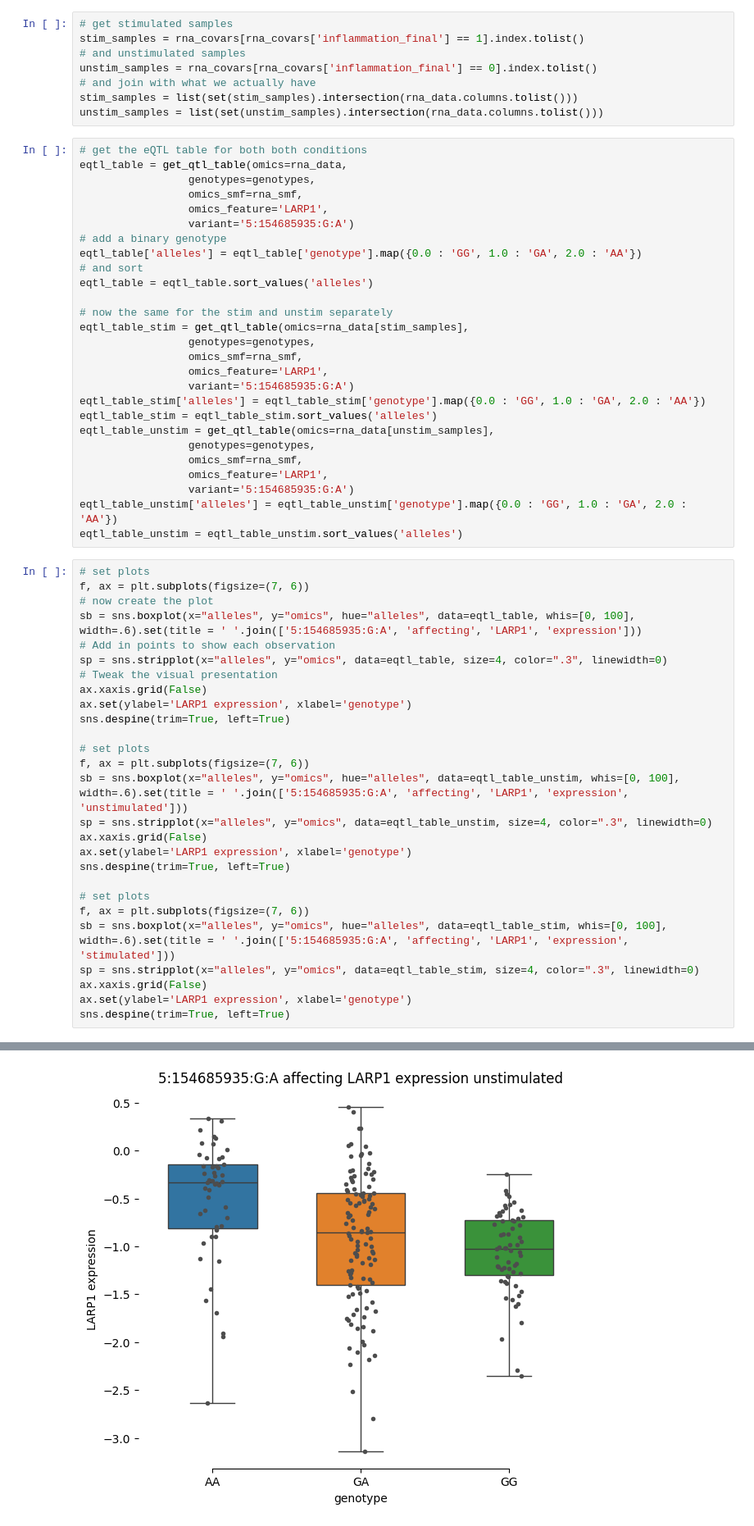
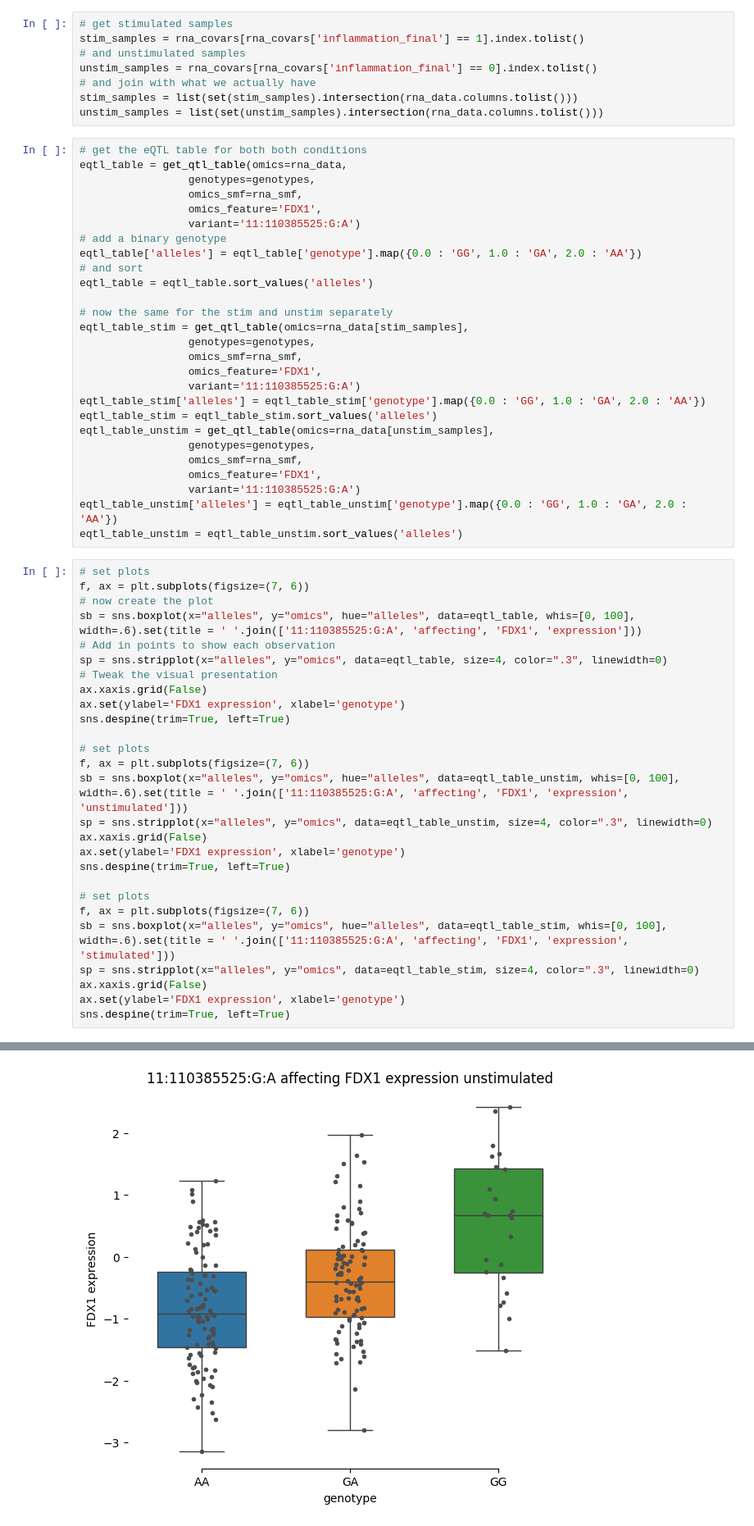
Before and after one commit to molgenis/wijst_multiome, a Jupyter notebook: qtl/interaction_eqtl/mo_plot_interaction_qtls.ipynb, the cells around one changed output, grey strips where cells are left out. Shown: that part at 82% size. Drawn from its saved outputs; the diff is of its cells as text.

```diff
--- a/qtl/interaction_eqtl/mo_plot_interaction_qtls.ipynb
+++ b/qtl/interaction_eqtl/mo_plot_interaction_qtls.ipynb
@@ -102,8 +102,8 @@ unstim_samples = list(set(unstim_samples).intersection(rna_data.columns.tolist()
 eqtl_table = get_qtl_table(omics=rna_data,
                  genotypes=genotypes,
                  omics_smf=rna_smf,
-                 omics_feature='LARP1',
-                 variant='5:154685935:G:A')
+                 omics_feature='FDX1',
+                 variant='11:110385525:G:A')
 # add a binary genotype
 eqtl_table['alleles'] = eqtl_table['genotype'].map({0.0 : 'GG', 1.0 : 'GA', 2.0 : 'AA'})
 # and sort
@@ -113,42 +113,42 @@ eqtl_table = eqtl_table.sort_values('alleles')
 eqtl_table_stim = get_qtl_table(omics=rna_data[stim_samples],
                  genotypes=genotypes,
                  omics_smf=rna_smf,
-                 omics_feature='LARP1',
-                 variant='5:154685935:G:A')
+                 omics_feature='FDX1',
+                 variant='11:110385525:G:A')
 eqtl_table_stim['alleles'] = eqtl_table_stim['genotype'].map({0.0 : 'GG', 1.0 : 'GA', 2.0 : 'AA'})
 eqtl_table_stim = eqtl_table_stim.sort_values('alleles')
 eqtl_table_unstim = get_qtl_table(omics=rna_data[unstim_samples],
                  genotypes=genotypes,
                  omics_smf=rna_smf,
-                 omics_feature='LARP1',
-                 variant='5:154685935:G:A')
+                 omics_feature='FDX1',
+                 variant='11:110385525:G:A')
 eqtl_table_unstim['alleles'] = eqtl_table_unstim['genotype'].map({0.0 : 'GG', 1.0 : 'GA', 2.0 : 'AA'})
 eqtl_table_unstim = eqtl_table_unstim.sort_values('alleles')
 # %%
 # set plots
 f, ax = plt.subplots(figsize=(7, 6))
 # now create the plot
-sb = sns.boxplot(x="alleles", y="omics", hue="alleles", data=eqtl_table, whis=[0, 100], width=.6).set(title = ' '.join(['5:154685935:G:A', 'affecting', 'LARP1', 'expression']))
+sb = sns.boxplot(x="alleles", y="omics", hue="alleles", data=eqtl_table, whis=[0, 100], width=.6).set(title = ' '.join(['11:110385525:G:A', 'affecting', 'FDX1', 'expression']))
 # Add in points to show each observation
 sp = sns.stripplot(x="alleles", y="omics", data=eqtl_table, size=4, color=".3", linewidth=0)
 # Tweak the visual presentation
 ax.xaxis.grid(False)
-ax.set(ylabel='LARP1 expression', xlabel='genotype')
+ax.set(ylabel='FDX1 expression', xlabel='genotype')
 sns.despine(trim=True, left=True)
 
 # set plots
 f, ax = plt.subplots(figsize=(7, 6))
-sb = sns.boxplot(x="alleles", y="omics", hue="alleles", data=eqtl_table_unstim, whis=[0, 100], width=.6).set(title = ' '.join(['5:154685935:G:A', 'affecting', 'LARP1', 'expression', 'unstimulated']))
+sb = sns.boxplot(x="alleles", y="omics", hue="alleles", data=eqtl_table_unstim, whis=[0, 100], width=.6).set(title = ' '.join(['11:110385525:G:A', 'affecting', 'FDX1', 'expression', 'unstimulated']))
 sp = sns.stripplot(x="alleles", y="omics", data=eqtl_table_unstim, size=4, color=".3", linewidth=0)
 ax.xaxis.grid(False)
-ax.set(ylabel='LARP1 expression', xlabel='genotype')
+ax.set(ylabel='FDX1 expression', xlabel='genotype')
 sns.despine(trim=True, left=True)
 
 # set plots
 f, ax = plt.subplots(figsize=(7, 6))
-sb = sns.boxplot(x="alleles", y="omics", hue="alleles", data=eqtl_table_stim, whis=[0, 100], width=.6).set(title = ' '.join(['5:154685935:G:A', 'affecting', 'LARP1', 'expression', 'stimulated']))
+sb = sns.boxplot(x="alleles", y="omics", hue="alleles", data=eqtl_table_stim, whis=[0, 100], width=.6).set(title = ' '.join(['11:110385525:G:A', 'affecting', 'FDX1', 'expression', 'stimulated']))
 sp = sns.stripplot(x="alleles", y="omics", data=eqtl_table_stim, size=4, color=".3", linewidth=0)
 ax.xaxis.grid(False)
-ax.set(ylabel='LARP1 expression', xlabel='genotype')
+ax.set(ylabel='FDX1 expression', xlabel='genotype')
 sns.despine(trim=True, left=True)
 # %% [output]
@@ -156 +156 @@ sns.despine(trim=True, left=True)
-[figure, old version]
+[figure, new version]
```
Also changed, not shown: parts of 3 cells of this notebook.
